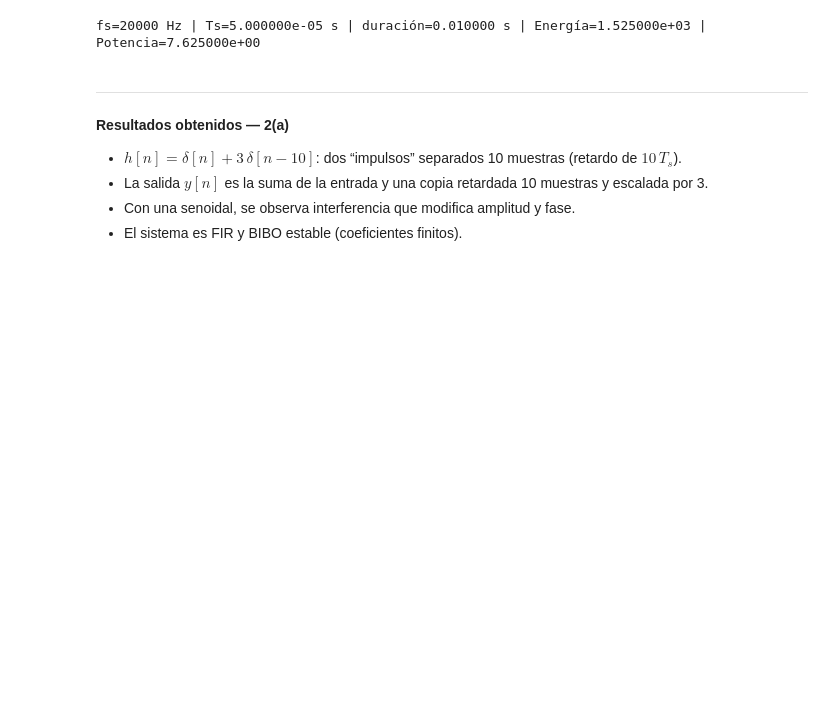
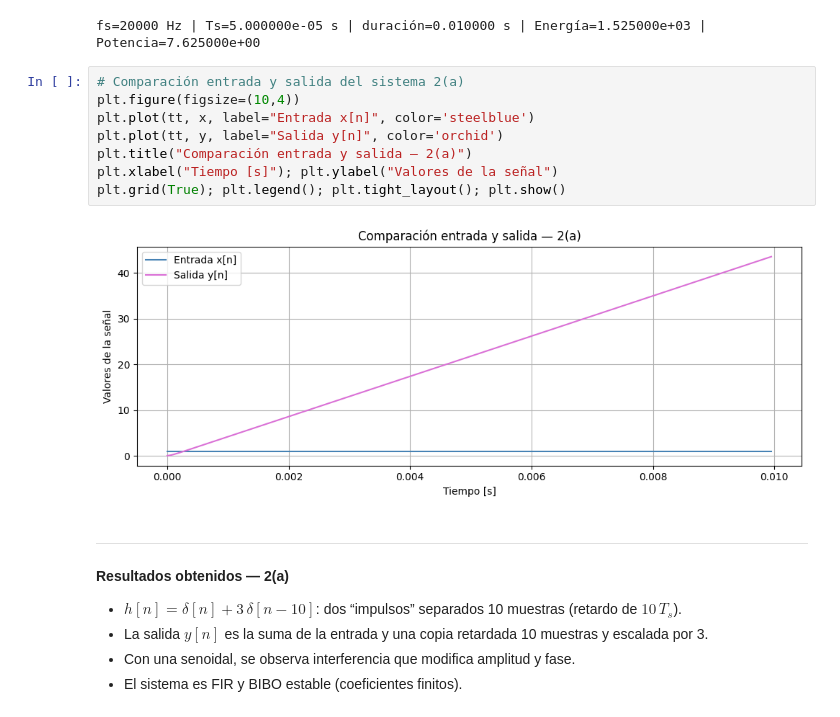
Before and after one commit to MSereGB/APS-Serena, a Jupyter notebook: Trabajos Prácticos/TS2_APS_GIL.ipynb, the cells around one changed output. Drawn from its saved outputs; the diff is of its cells as text; blank space fills up the shorter version.

```diff
--- a/Trabajos Prácticos/TS2_APS_GIL.ipynb
+++ b/Trabajos Prácticos/TS2_APS_GIL.ipynb
@@ -256,6 +277,16 @@ print(f"fs={fs:.0f} Hz | Ts={Ts:.6e} s | duración={dur:.6f} s | Energía={E:.6e
 [figure]
 [figure]
 fs=20000 Hz | Ts=5.000000e-05 s | duración=0.010000 s | Energía=1.525000e+03 | Potencia=7.625000e+00
+# %%
+# Comparación entrada y salida del sistema 2(a)
+plt.figure(figsize=(10,4))
+plt.plot(tt, x, label="Entrada x[n]", color='steelblue')
+plt.plot(tt, y, label="Salida y[n]", color='orchid')
+plt.title("Comparación entrada y salida — 2(a)")
+plt.xlabel("Tiempo [s]"); plt.ylabel("Valores de la señal")
+plt.grid(True); plt.legend(); plt.tight_layout(); plt.show()
+# %% [output]
+[figure, added]
 # %% [markdown]
 ---
 
```
Also changed, not shown: parts of 5 cells of this notebook.
